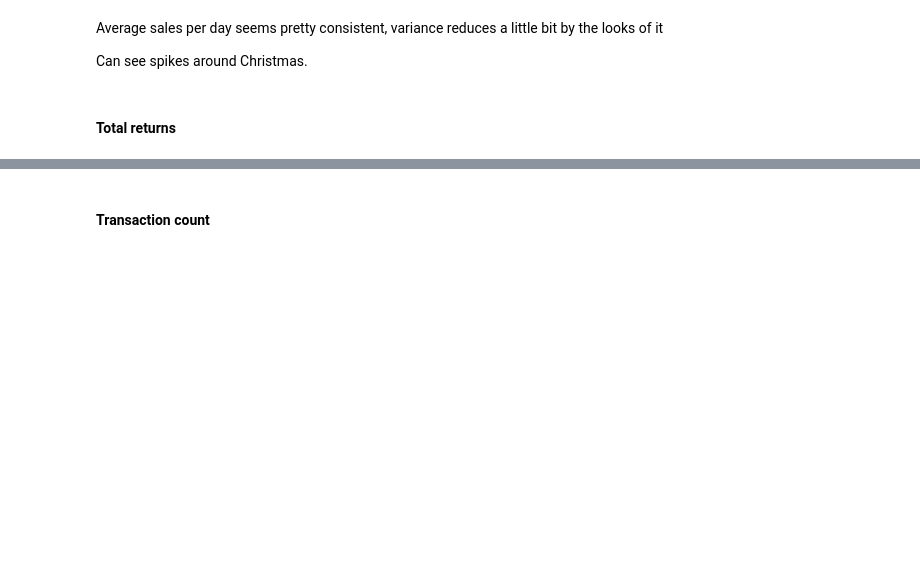
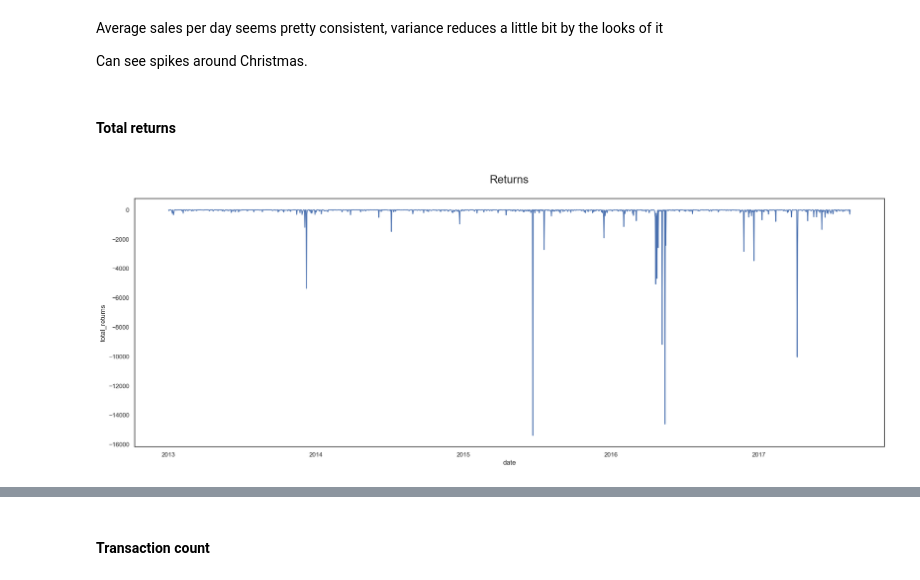
Before and after one commit to ocelot-engineering/supermarketDemandForecasting, a Jupyter notebook: src/eda/eda_main.ipynb, the cells around one changed output, grey strips where cells are left out. Drawn from its saved outputs; the diff is of its cells as text; code cells hidden in the pictures; blank space fills up the shorter version.

```diff
--- a/src/eda/eda_main.ipynb
+++ b/src/eda/eda_main.ipynb
@@ -147,3 +206,14 @@ Average sales per day seems pretty consistent, variance reduces a little bit by
 Can see spikes around Christmas.
 # %% [markdown]
 #### Total returns
+# %%
+returns = train.select("date", "unit_sales")\
+    .filter(train.unit_sales < 0)\
+    .groupby(train.date)\
+    .agg(sf.sum("unit_sales").alias("total_returns"))\
+    .toPandas()
+
+ax=sns.lineplot(data=returns,x="date",y="total_returns")
+ax.axes.set_title("\nReturns\n",fontsize=20);
+# %% [output]
+[figure, added]
```
Also changed, not shown: parts of 67 cells of this notebook, 4 other files.
